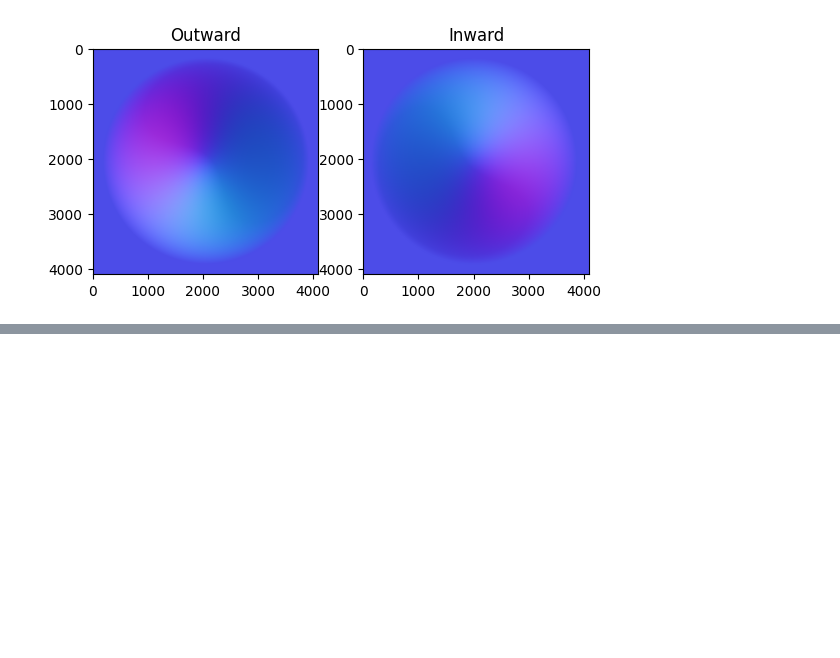
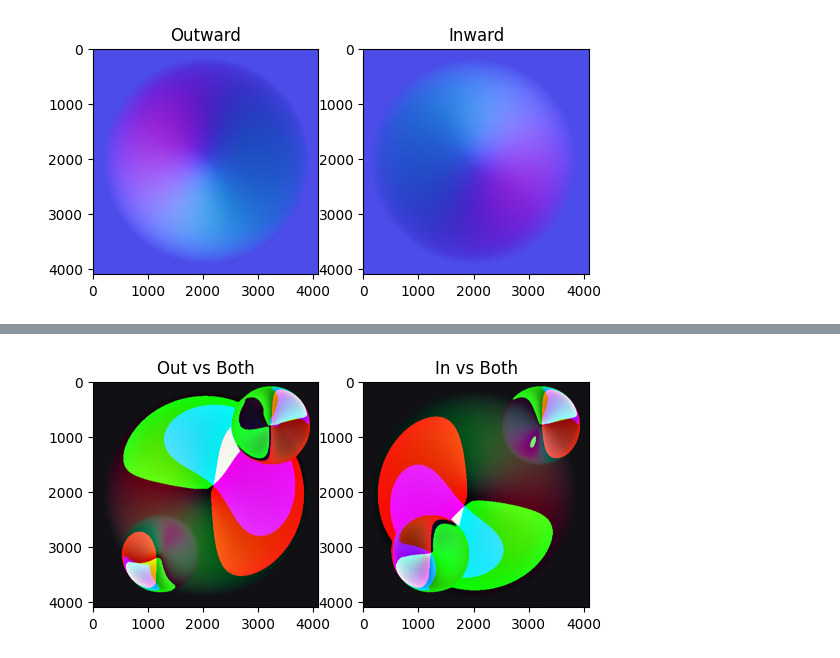
Before and after one commit to malamutes/CS231A, a Jupyter notebook: NormalBlender/Normals.ipynb, the cells around one changed output, grey strips where cells are left out. Cells and saved outputs as stored; diff of their text form; code cells hidden in the pictures; blank space fills up the shorter version.

```diff
--- a/NormalBlender/Normals.ipynb
+++ b/NormalBlender/Normals.ipynb
@@ -63,0 +60,12 @@ print(Difference[1750][1000])
+# %%
+plt.subplot(1,2,1)
+plt.title("Out vs Both")
+plt.imshow(DiffBothOutNorm)
+
+plt.subplot(1,2,2)
+plt.title("In vs Both")
+plt.imshow(DiffBothInNorm)
+
+plt.show()
+# %% [output]
+[figure, added]
```
Also changed, not shown: parts of 3 cells of this notebook, 4 other files.
